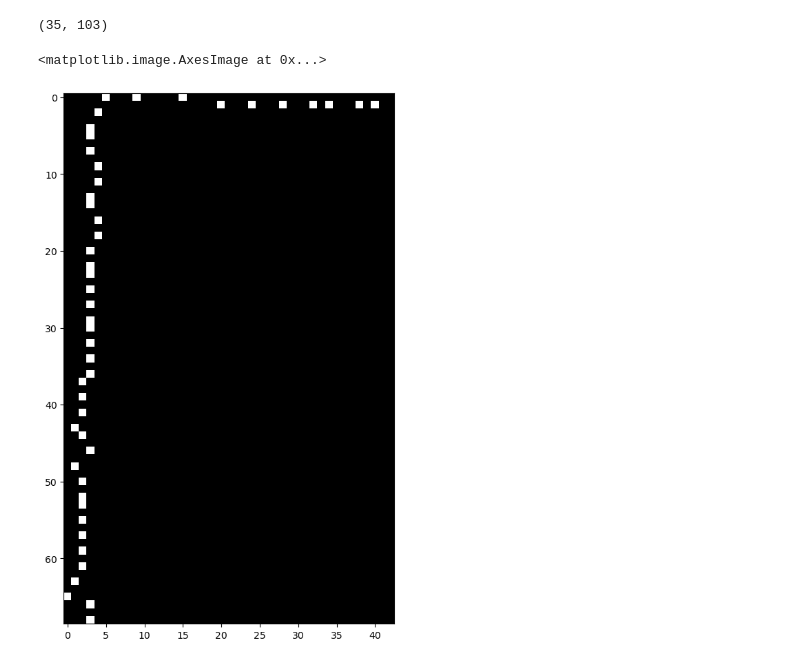
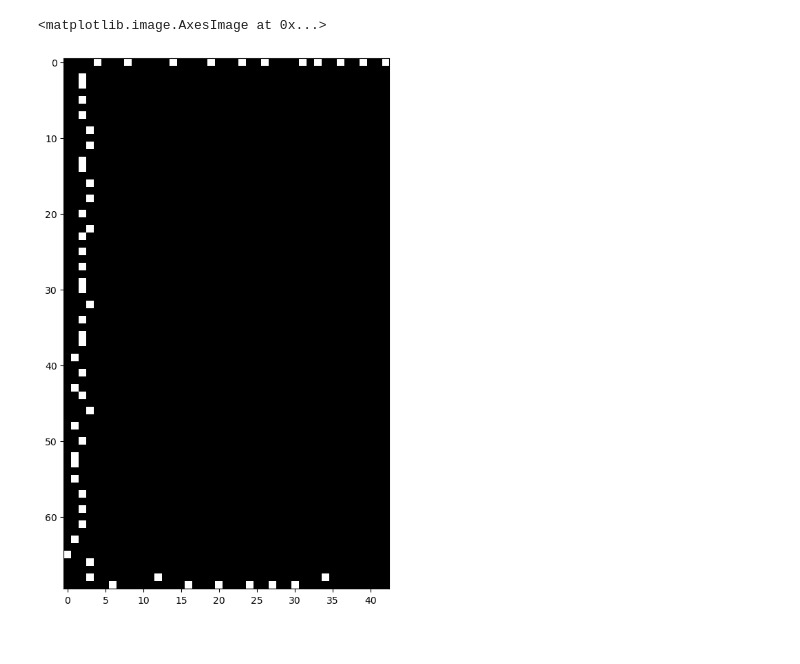
Before and after one commit to rir001/robmov_labs, a Jupyter notebook: test.ipynb, the cells around one changed output. Cells and saved outputs as stored; diff of their text form; code cells hidden in the pictures.

```diff
--- a/test.ipynb
+++ b/test.ipynb
@@ -23,19 +24,13 @@ step = 0.01745329238474369
 
 rango = np.arange(start_angle, final_angle, step)
 # %%
-# scale = 400
-# base = np.ones((2*2*scale, 4*scale), dtype=np.uint8) * 255
 points = [(0, 0)]
 
 for n in range(62, 119):
-    if muestra[n] == 4.0:
-        continue
+    if muestra[n] == 4.0: continue
+
     x = muestra[n]*np.cos(rango[n])
     y = muestra[n]*np.sin(rango[n])
 
-    # base[-y + 2*scale, x] = 0
     points.append((x, y))
-
-
-# plt.imshow(cv2.erode(base, kernel) , cmap='gray')
 # %%
@@ -116,7 +90,7 @@ def get_image(basee_point, angle_, points_):
 
     return mapa, center
 
-fixed_map, center = get_image(basee_point, angle_1, points)
+fixed_map, center = get_image(basee_point, angle_, points)
 
 plt.imshow(cv2.dilate(fixed_map, kernel), cmap='gray')
 # %% [output]
@@ -125,38 +99,35 @@ plt.imshow(cv2.dilate(fixed_map, kernel), cmap='gray')
 # %%
 def find_edges(image):
     top = -1
     bottom = -1
     right = -1
     left = -1
 
     for i in range(len(image)):
         if top == -1:
             if np.sum(image[i]) != 0:
                 top = i
         if bottom == -1:
             if np.sum(image[-i - 1]) != 0:
-                bottom = len(image) - i - 1
+                bottom = len(image) - i
 
     for j in range(len(image[0])):
         if left == -1:
             if np.sum(image[:, j]) != 0:
                 left = j
         if right == -1:
             if np.sum(image[:, -j - 1]) != 0:
-                right = len(image[i]) - j - 1
-
+                right = len(image[i]) - j
     return top, bottom, left, right
 
 
 
-# Recorta la imagen de un tamaño 180x180 desde el pixel izq, arriba
 T, B, L, R = find_edges(fixed_map)
-fm_final_xd = fixed_map[T:B, L:R]
+final_mask = fixed_map[T:B, L:R]
 center_ = (center[0] - T, center[1] - L)
-print(center_)
+
 # plt.imshow(fm_final_xd, cmap='gray')
-plt.imshow(cv2.dilate(fm_final_xd, kernel), cmap='gray')
+plt.imshow(cv2.dilate(final_mask, kernel), cmap='gray')
 # %% [output]
-(35, 103)
+<matplotlib.image.AxesImage at 0x...>
-<matplotlib.image.AxesImage at 0x...>
-[figure, old version]
+[figure, new version]
```
Also changed, not shown: parts of 11 cells of this notebook.
